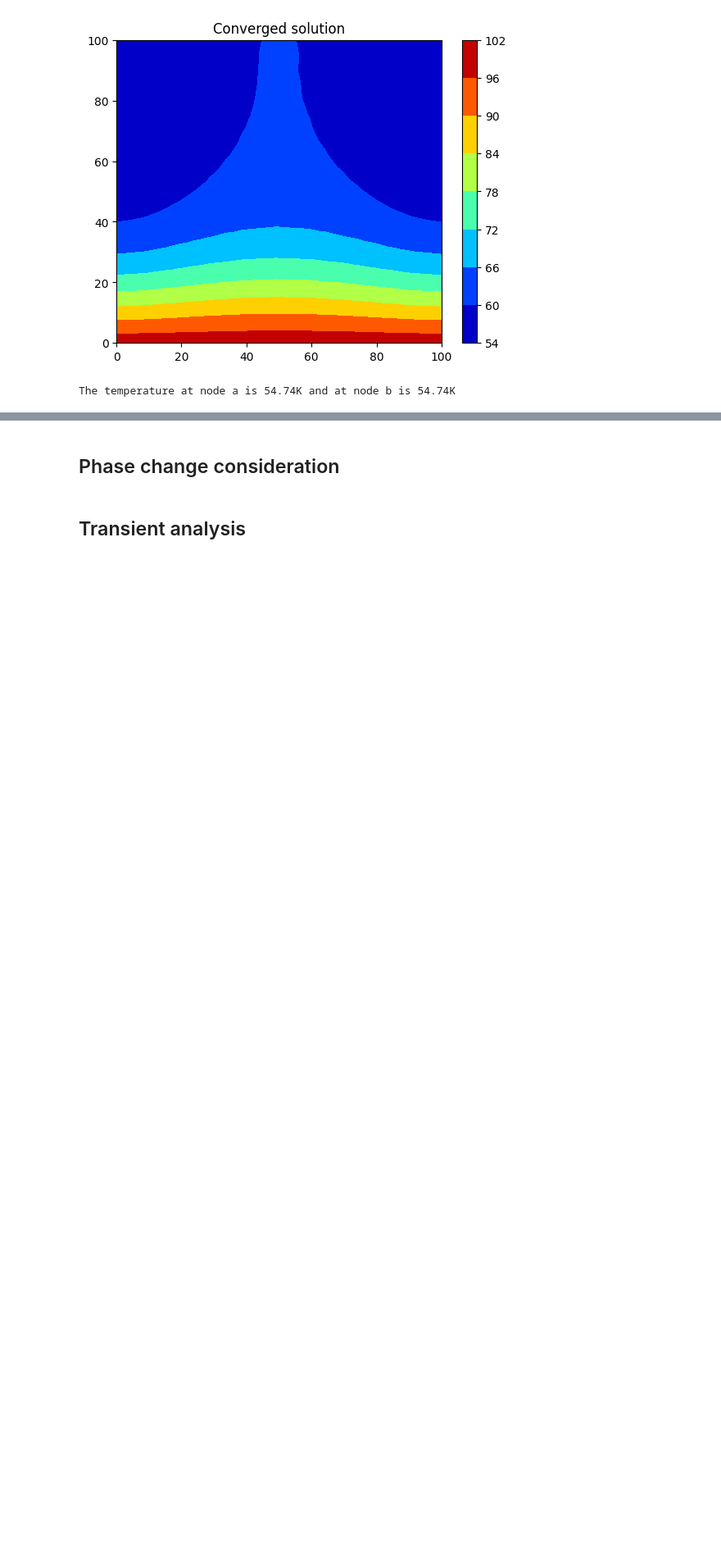
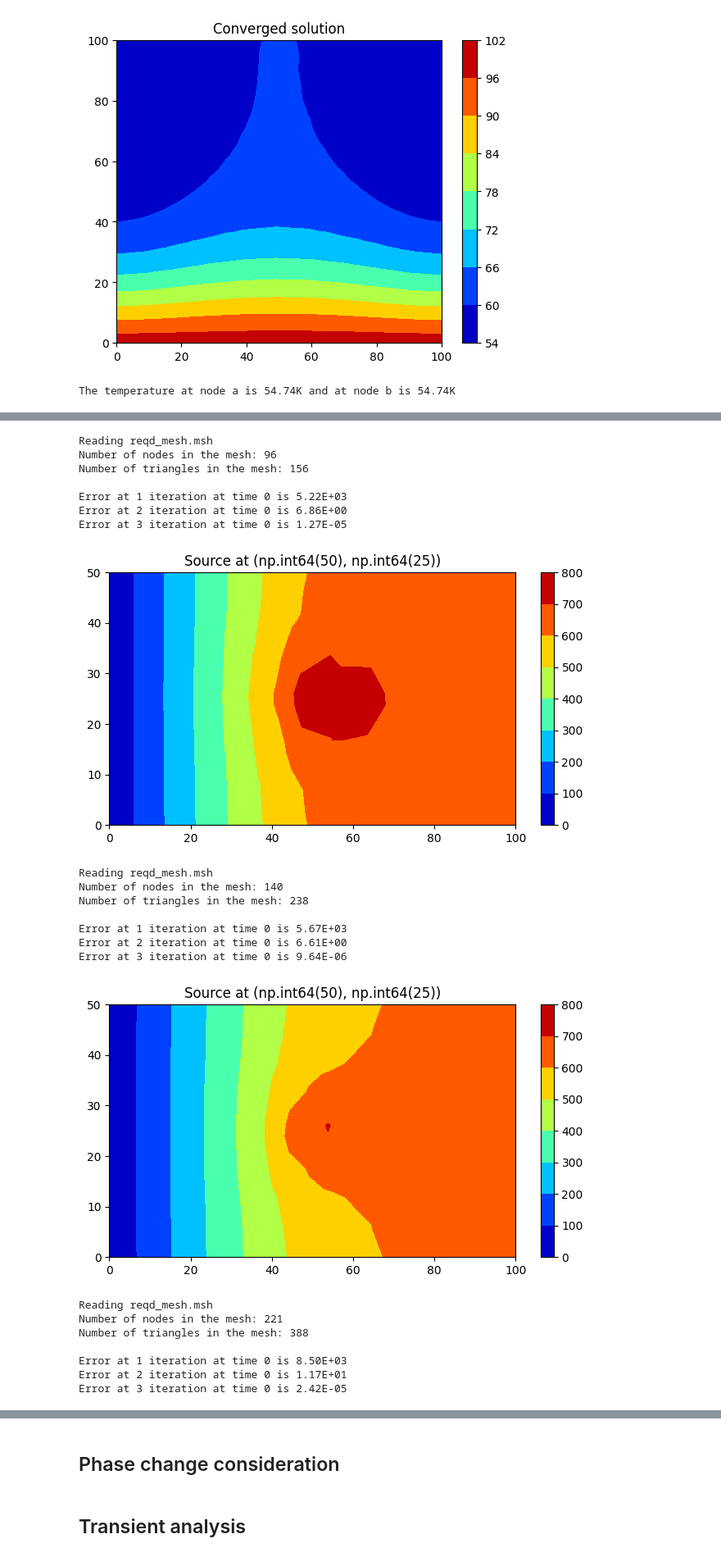
Before and after one commit to me21b172/ME5204-Project, a Jupyter notebook: Final_code.ipynb, the cells around one changed output, grey strips where cells are left out. Shown at 82% size. Saved outputs shown, nothing was run; the diff lists cells and outputs as text; code cells hidden in the pictures; blank space fills up the shorter version.

```diff
--- a/Final_code.ipynb
+++ b/Final_code.ipynb
@@ -121,0 +154,42 @@ gc.collect()
+# %%
+msfs = np.concat((np.arange(5,1,-1),np.array([0.9,0.8])))
+T_l = 20
+rep = np.array([[50,25,0]])
+mesh_sizes = []
+n_eles = []
+T_reps = []
+
+for msf in msfs:
+    nodecoords,ele_con = createMesh(geo_file='rectangle.geo',
+                                    msf_all=msf)
+    theta_init = np.zeros((nodecoords.shape[0],1))+T_l
+    h,theta_fin = nr_iterative_rect(nodecoords,ele_con,np.array([[50,25]]),theta_init,type = "static",mode = "non_linear")
+    mesh_sizes.append(h)
+    distances = np.sum(np.square(nodecoords-rep),axis = 1)
+    closest = np.argmin(distances)
+    T_reps.append(theta_fin[closest])
+    n_eles.append(len(ele_con))
+# %% [output]
+Reading reqd_mesh.msh
+Number of nodes in the mesh: 96
+Number of triangles in the mesh: 156
+
+Error at 1 iteration at time 0 is 5.22E+03
+Error at 2 iteration at time 0 is 6.86E+00
+Error at 3 iteration at time 0 is 1.27E-05
+[figure, added]
+Reading reqd_mesh.msh
+Number of nodes in the mesh: 140
+Number of triangles in the mesh: 238
+
+Error at 1 iteration at time 0 is 5.67E+03
+Error at 2 iteration at time 0 is 6.61E+00
+Error at 3 iteration at time 0 is 9.64E-06
+[figure, added]
+Reading reqd_mesh.msh
+Number of nodes in the mesh: 221
+Number of triangles in the mesh: 388
+
+Error at 1 iteration at time 0 is 8.50E+03
+Error at 2 iteration at time 0 is 1.17E+01
+Error at 3 iteration at time 0 is 2.42E-05
```
Also changed, not shown: parts of 34 cells of this notebook, 7 other files.
